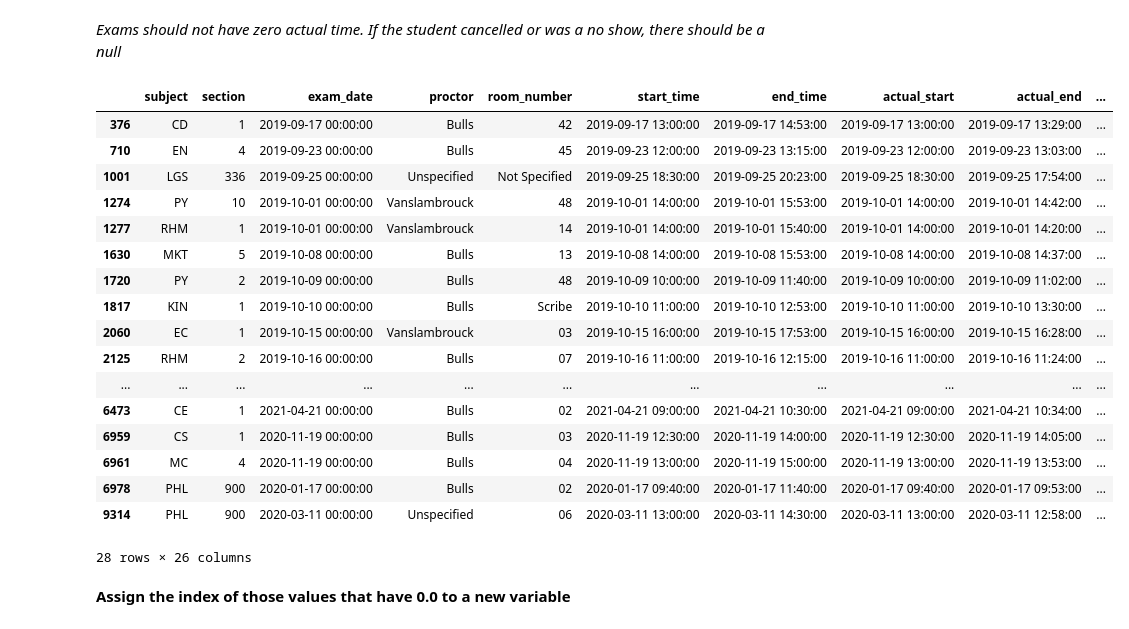
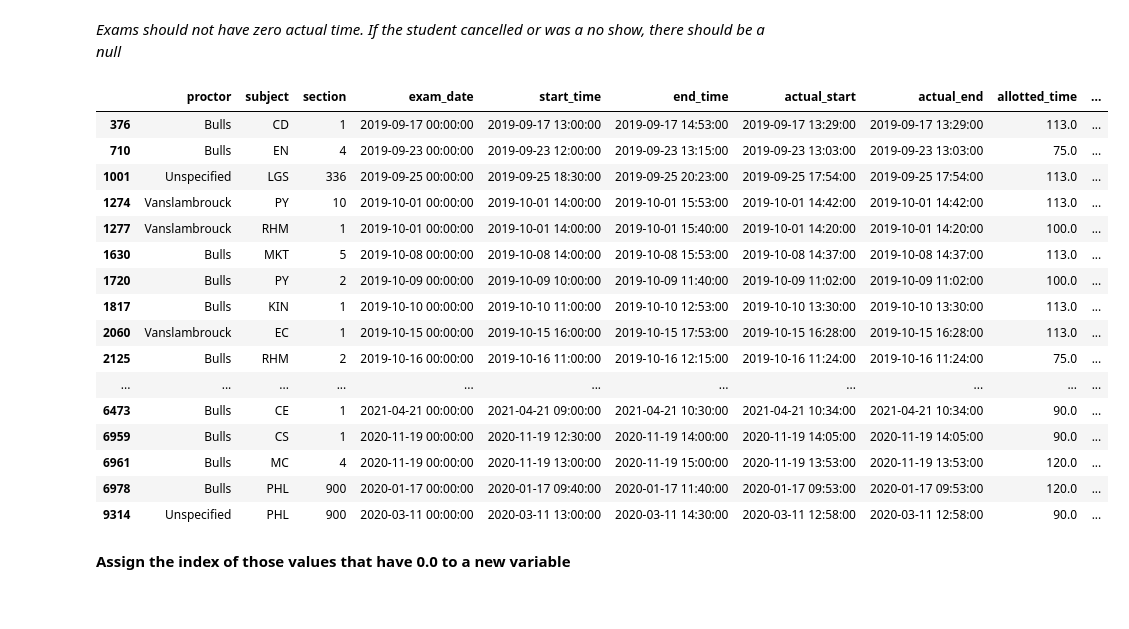
Before and after one commit to dihoxy/ODS-Test-Center-Project, a Jupyter notebook: Handling Outliers and Basic Exploratory Analysis.ipynb, the cells around one changed output. Saved outputs shown, nothing was run; the diff lists cells and outputs as text; code cells hidden in the pictures.

```diff
--- a/Handling Outliers and Basic Exploratory Analysis.ipynb
+++ b/Handling Outliers and Basic Exploratory Analysis.ipynb
@@ -188,27 +188,24 @@ ods.drop(index=5600, inplace=True)
 # %%
 ods.loc[ods['actual_time']== 0.0, ['proctor','subject', 'section', 'exam_date','start_time', 'end_time', 'actual_start', 'actual_end',
                                    'allotted_time', 'actual_time']]
-
-ods.loc[zero_time]
 # %% [output]
-|  | subject | section | exam_date | proctor | room_number | start_time | end_time | actual_start | actual_end | ... |
-| 376 | CD | 1 | 2019-09-17 00:00:00 | Bulls | 42 | 2019-09-17 13:00:00 | 2019-09-17 14:53:00 | 2019-09-17 13:00:00 | 2019-09-17 13:29:00 | ... |
-| 710 | EN | 4 | 2019-09-23 00:00:00 | Bulls | 45 | 2019-09-23 12:00:00 | 2019-09-23 13:15:00 | 2019-09-23 12:00:00 | 2019-09-23 13:03:00 | ... |
-| 1001 | LGS | 336 | 2019-09-25 00:00:00 | Unspecified | Not Specified | 2019-09-25 18:30:00 | 2019-09-25 20:23:00 | 2019-09-25 18:30:00 | 2019-09-25 17:54:00 | ... |
-| 1274 | PY | 10 | 2019-10-01 00:00:00 | Vanslambrouck | 48 | 2019-10-01 14:00:00 | 2019-10-01 15:53:00 | 2019-10-01 14:00:00 | 2019-10-01 14:42:00 | ... |
-| 1277 | RHM | 1 | 2019-10-01 00:00:00 | Vanslambrouck | 14 | 2019-10-01 14:00:00 | 2019-10-01 15:40:00 | 2019-10-01 14:00:00 | 2019-10-01 14:20:00 | ... |
-| 1630 | MKT | 5 | 2019-10-08 00:00:00 | Bulls | 13 | 2019-10-08 14:00:00 | 2019-10-08 15:53:00 | 2019-10-08 14:00:00 | 2019-10-08 14:37:00 | ... |
-| 1720 | PY | 2 | 2019-10-09 00:00:00 | Bulls | 48 | 2019-10-09 10:00:00 | 2019-10-09 11:40:00 | 2019-10-09 10:00:00 | 2019-10-09 11:02:00 | ... |
-| 1817 | KIN | 1 | 2019-10-10 00:00:00 | Bulls | Scribe | 2019-10-10 11:00:00 | 2019-10-10 12:53:00 | 2019-10-10 11:00:00 | 2019-10-10 13:30:00 | ... |
-| 2060 | EC | 1 | 2019-10-15 00:00:00 | Vanslambrouck | 03 | 2019-10-15 16:00:00 | 2019-10-15 17:53:00 | 2019-10-15 16:00:00 | 2019-10-15 16:28:00 | ... |
-| 2125 | RHM | 2 | 2019-10-16 00:00:00 | Bulls | 07 | 2019-10-16 11:00:00 | 2019-10-16 12:15:00 | 2019-10-16 11:00:00 | 2019-10-16 11:24:00 | ... |
+|  | proctor | subject | section | exam_date | start_time | end_time | actual_start | actual_end | allotted_time | ... |
+| 376 | Bulls | CD | 1 | 2019-09-17 00:00:00 | 2019-09-17 13:00:00 | 2019-09-17 14:53:00 | 2019-09-17 13:29:00 | 2019-09-17 13:29:00 | 113.0 | ... |
+| 710 | Bulls | EN | 4 | 2019-09-23 00:00:00 | 2019-09-23 12:00:00 | 2019-09-23 13:15:00 | 2019-09-23 13:03:00 | 2019-09-23 13:03:00 | 75.0 | ... |
+| 1001 | Unspecified | LGS | 336 | 2019-09-25 00:00:00 | 2019-09-25 18:30:00 | 2019-09-25 20:23:00 | 2019-09-25 17:54:00 | 2019-09-25 17:54:00 | 113.0 | ... |
+| 1274 | Vanslambrouck | PY | 10 | 2019-10-01 00:00:00 | 2019-10-01 14:00:00 | 2019-10-01 15:53:00 | 2019-10-01 14:42:00 | 2019-10-01 14:42:00 | 113.0 | ... |
+| 1277 | Vanslambrouck | RHM | 1 | 2019-10-01 00:00:00 | 2019-10-01 14:00:00 | 2019-10-01 15:40:00 | 2019-10-01 14:20:00 | 2019-10-01 14:20:00 | 100.0 | ... |
+| 1630 | Bulls | MKT | 5 | 2019-10-08 00:00:00 | 2019-10-08 14:00:00 | 2019-10-08 15:53:00 | 2019-10-08 14:37:00 | 2019-10-08 14:37:00 | 113.0 | ... |
+| 1720 | Bulls | PY | 2 | 2019-10-09 00:00:00 | 2019-10-09 10:00:00 | 2019-10-09 11:40:00 | 2019-10-09 11:02:00 | 2019-10-09 11:02:00 | 100.0 | ... |
+| 1817 | Bulls | KIN | 1 | 2019-10-10 00:00:00 | 2019-10-10 11:00:00 | 2019-10-10 12:53:00 | 2019-10-10 13:30:00 | 2019-10-10 13:30:00 | 113.0 | ... |
+| 2060 | Vanslambrouck | EC | 1 | 2019-10-15 00:00:00 | 2019-10-15 16:00:00 | 2019-10-15 17:53:00 | 2019-10-15 16:28:00 | 2019-10-15 16:28:00 | 113.0 | ... |
+| 2125 | Bulls | RHM | 2 | 2019-10-16 00:00:00 | 2019-10-16 11:00:00 | 2019-10-16 12:15:00 | 2019-10-16 11:24:00 | 2019-10-16 11:24:00 | 75.0 | ... |
 | ... | ... | ... | ... | ... | ... | ... | ... | ... | ... | ... |
-| 6473 | CE | 1 | 2021-04-21 00:00:00 | Bulls | 02 | 2021-04-21 09:00:00 | 2021-04-21 10:30:00 | 2021-04-21 09:00:00 | 2021-04-21 10:34:00 | ... |
-| 6959 | CS | 1 | 2020-11-19 00:00:00 | Bulls | 03 | 2020-11-19 12:30:00 | 2020-11-19 14:00:00 | 2020-11-19 12:30:00 | 2020-11-19 14:05:00 | ... |
-| 6961 | MC | 4 | 2020-11-19 00:00:00 | Bulls | 04 | 2020-11-19 13:00:00 | 2020-11-19 15:00:00 | 2020-11-19 13:00:00 | 2020-11-19 13:53:00 | ... |
-| 6978 | PHL | 900 | 2020-01-17 00:00:00 | Bulls | 02 | 2020-01-17 09:40:00 | 2020-01-17 11:40:00 | 2020-01-17 09:40:00 | 2020-01-17 09:53:00 | ... |
-| 9314 | PHL | 900 | 2020-03-11 00:00:00 | Unspecified | 06 | 2020-03-11 13:00:00 | 2020-03-11 14:30:00 | 2020-03-11 13:00:00 | 2020-03-11 12:58:00 | ... |
+| 6473 | Bulls | CE | 1 | 2021-04-21 00:00:00 | 2021-04-21 09:00:00 | 2021-04-21 10:30:00 | 2021-04-21 10:34:00 | 2021-04-21 10:34:00 | 90.0 | ... |
+| 6959 | Bulls | CS | 1 | 2020-11-19 00:00:00 | 2020-11-19 12:30:00 | 2020-11-19 14:00:00 | 2020-11-19 14:05:00 | 2020-11-19 14:05:00 | 90.0 | ... |
+| 6961 | Bulls | MC | 4 | 2020-11-19 00:00:00 | 2020-11-19 13:00:00 | 2020-11-19 15:00:00 | 2020-11-19 13:53:00 | 2020-11-19 13:53:00 | 120.0 | ... |
+| 6978 | Bulls | PHL | 900 | 2020-01-17 00:00:00 | 2020-01-17 09:40:00 | 2020-01-17 11:40:00 | 2020-01-17 09:53:00 | 2020-01-17 09:53:00 | 120.0 | ... |
+| 9314 | Unspecified | PHL | 900 | 2020-03-11 00:00:00 | 2020-03-11 13:00:00 | 2020-03-11 14:30:00 | 2020-03-11 12:58:00 | 2020-03-11 12:58:00 | 90.0 | ... |
-28 rows × 26 columns
 # %% [markdown]
 **Assign the index of those values that have 0.0 to a new variable**
 # %%
```
Also changed, not shown: parts of 12 cells of this notebook.
